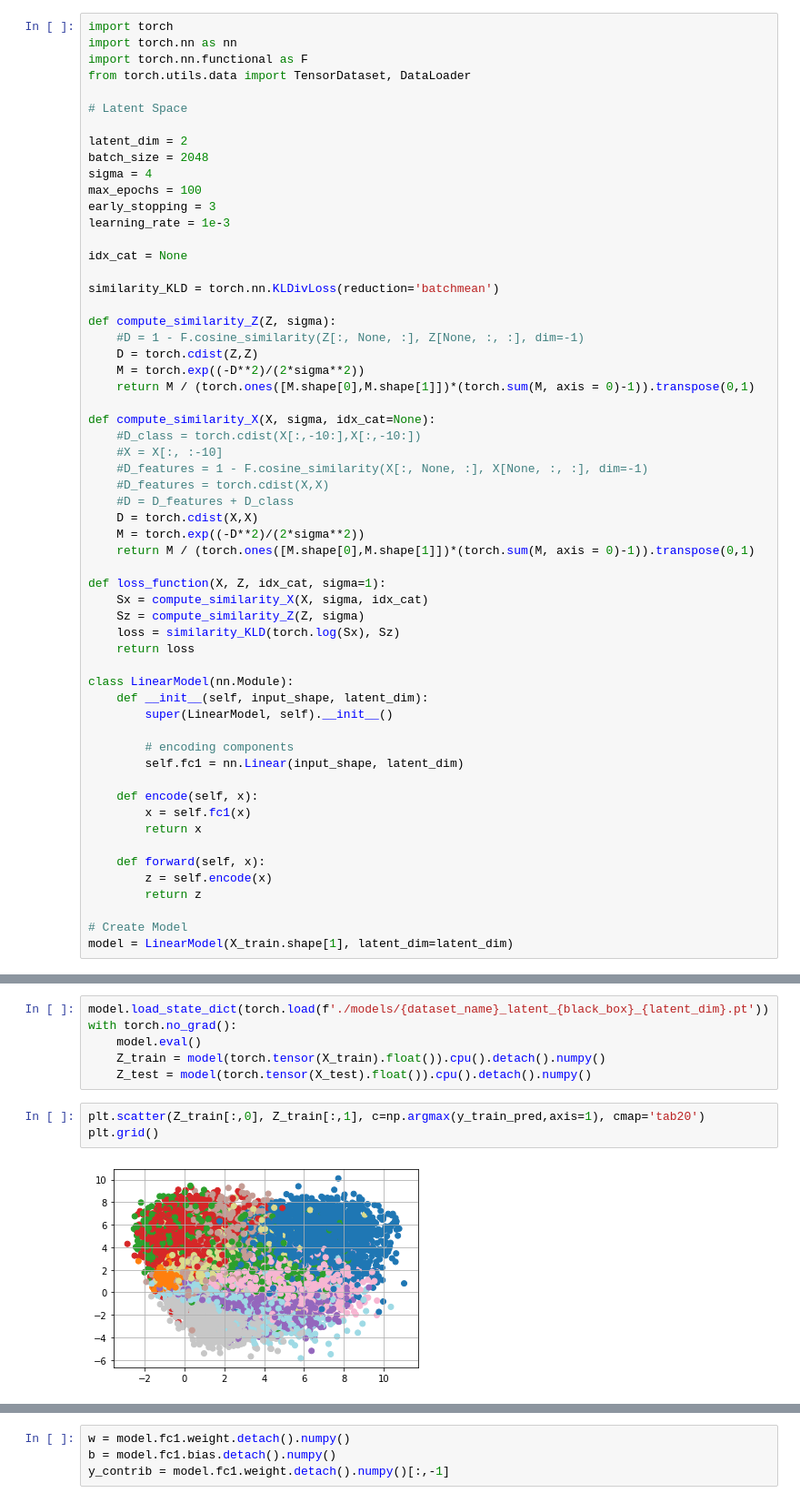
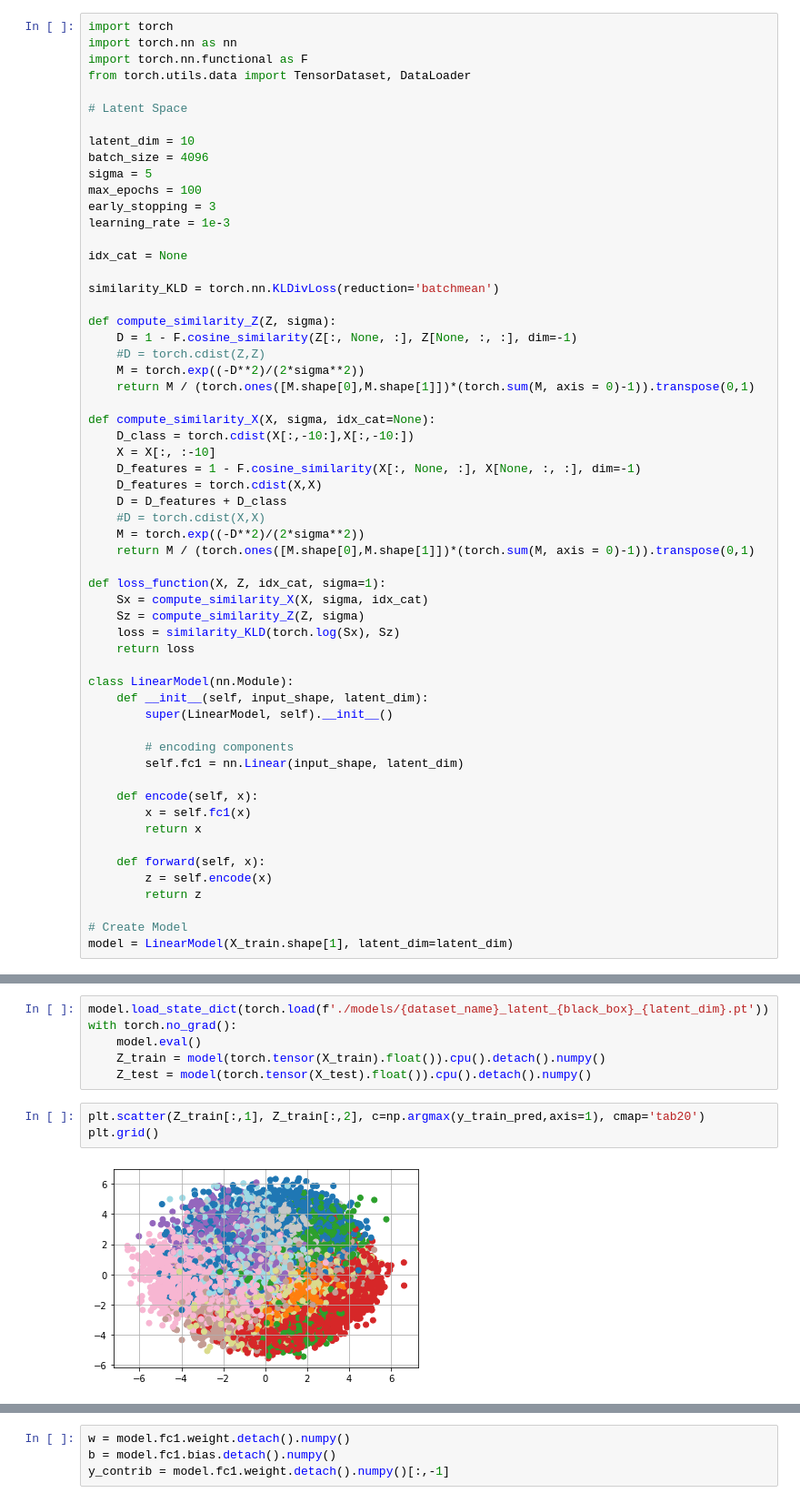
Before and after one commit to francescobodria/posthoc-similaryclass-counterfactuals, a Jupyter notebook: MNIST.ipynb, the cells around one changed output, grey strips where cells are left out. Shown: that part at 91% size. Drawn from its saved outputs; the diff is of its cells as text.

```diff
--- a/MNIST.ipynb
+++ b/MNIST.ipynb
@@ -112,9 +114,9 @@ from torch.utils.data import TensorDataset, DataLoader
 
 # Latent Space
 
-latent_dim = 2
-batch_size = 2048
-sigma = 4
+latent_dim = 10
+batch_size = 4096
+sigma = 5
 max_epochs = 100
 early_stopping = 3
 learning_rate = 1e-3
@@ -124,18 +126,18 @@ idx_cat = None
 similarity_KLD = torch.nn.KLDivLoss(reduction='batchmean')
 
 def compute_similarity_Z(Z, sigma):
-    #D = 1 - F.cosine_similarity(Z[:, None, :], Z[None, :, :], dim=-1)
-    D = torch.cdist(Z,Z)
+    D = 1 - F.cosine_similarity(Z[:, None, :], Z[None, :, :], dim=-1)
+    #D = torch.cdist(Z,Z)
     M = torch.exp((-D**2)/(2*sigma**2))
     return M / (torch.ones([M.shape[0],M.shape[1]])*(torch.sum(M, axis = 0)-1)).transpose(0,1)
 
 def compute_similarity_X(X, sigma, idx_cat=None):
-    #D_class = torch.cdist(X[:,-10:],X[:,-10:])
-    #X = X[:, :-10]
-    #D_features = 1 - F.cosine_similarity(X[:, None, :], X[None, :, :], dim=-1)
-    #D_features = torch.cdist(X,X)
-    #D = D_features + D_class
-    D = torch.cdist(X,X)
+    D_class = torch.cdist(X[:,-10:],X[:,-10:])
+    X = X[:, :-10]
+    D_features = 1 - F.cosine_similarity(X[:, None, :], X[None, :, :], dim=-1)
+    D_features = torch.cdist(X,X)
+    D = D_features + D_class
+    #D = torch.cdist(X,X)
     M = torch.exp((-D**2)/(2*sigma**2))
     return M / (torch.ones([M.shape[0],M.shape[1]])*(torch.sum(M, axis = 0)-1)).transpose(0,1)
 
@@ -258,7 +260,7 @@ with torch.no_grad():
     Z_train = model(torch.tensor(X_train).float()).cpu().detach().numpy()
     Z_test = model(torch.tensor(X_test).float()).cpu().detach().numpy()
 # %%
-plt.scatter(Z_train[:,0], Z_train[:,1], c=np.argmax(y_train_pred,axis=1), cmap='tab20')
+plt.scatter(Z_train[:,1], Z_train[:,2], c=np.argmax(y_train_pred,axis=1), cmap='tab20')
 plt.grid()
 # %% [output]
-[figure, old version]
+[figure, new version]
```
Also changed, not shown: parts of 9 cells of this notebook, 14 other files.
